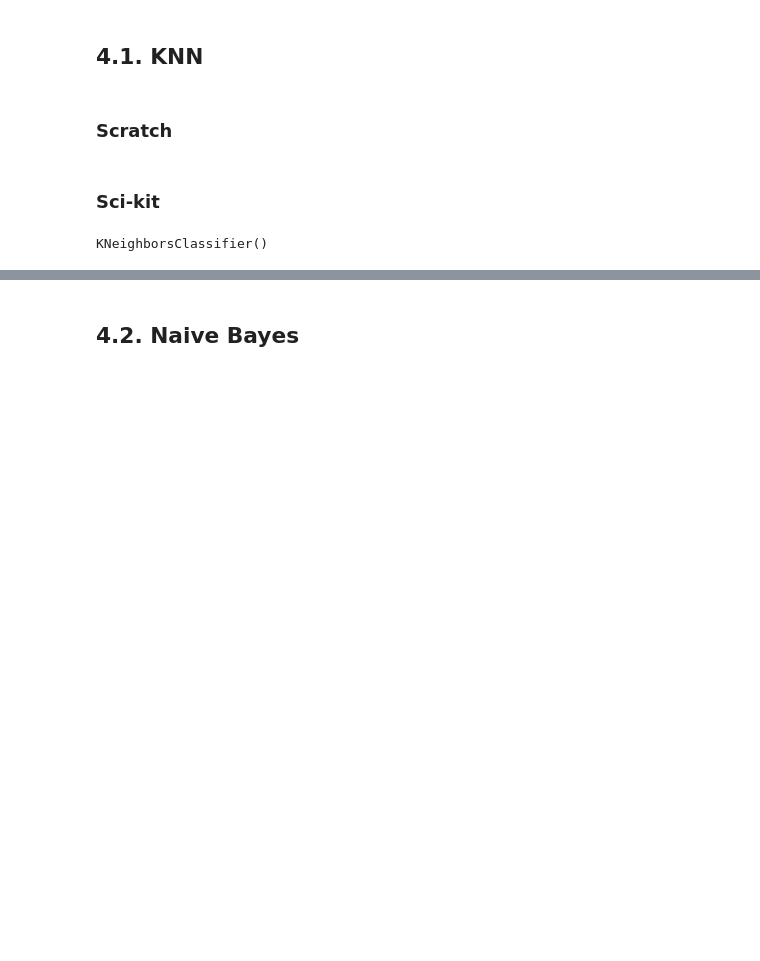
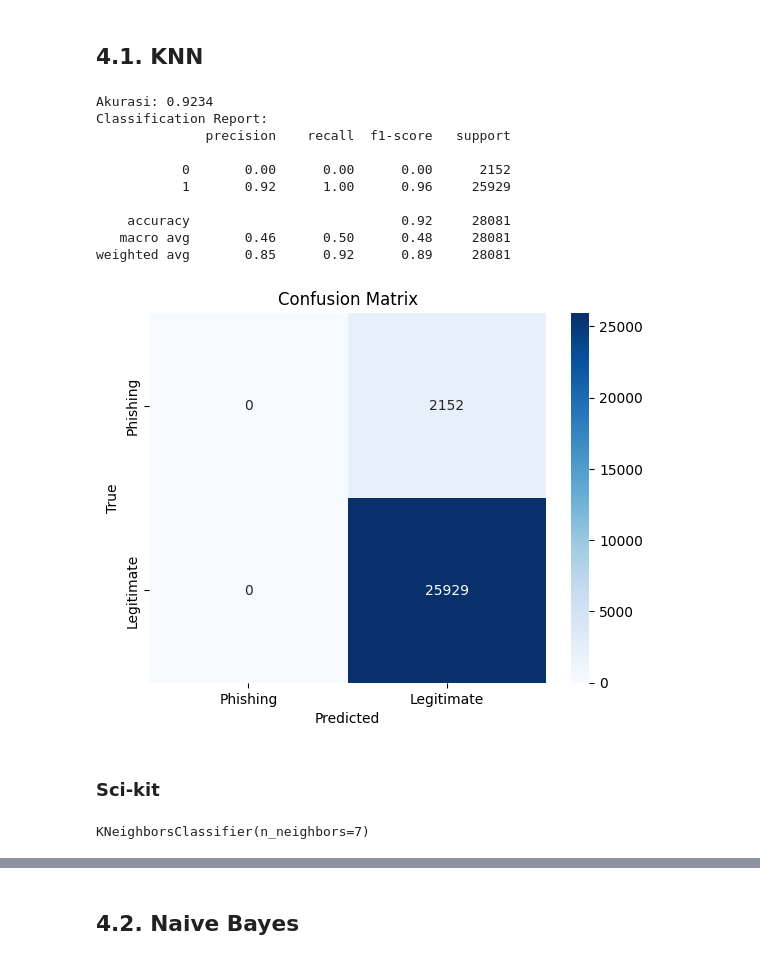
Before and after one commit to marcellinow/predict-phising, a Jupyter notebook: notebook-Tubes.ipynb, the cells around one changed output, grey strips where cells are left out. Drawn from its saved outputs; the diff is of its cells as text; code cells hidden in the pictures; blank space fills up the shorter version.

Commit message:
mulai model from the scratch sama benerin struktur

```diff
--- a/notebook-Tubes.ipynb
+++ b/notebook-Tubes.ipynb
@@ -339,8 +339,7 @@ col_to_use  = [
     'WebComplexity',
     'RefLinksCount',
     'LinkMatchScore',
-    'HasFinanceTransaction',
-    'TLDMajorityLegit'
+    'HasFinanceTransaction'
 ]
 # %%
 features_selection = features_1[col_to_use]
@@ -364,16 +363,50 @@ X_train_scaled = scaler.fit_transform(X_train)
 X_test_scaled = scaler.transform(X_test)
 # %% [markdown]
 ## 4.1. KNN
-# %% [markdown]
-### Scratch
+# %%
+from Model.knn import KNN
+
+knn1 = KNN(k=5)
+# %%
+knn1.fit(X_train_scaled,y_train)
+# %%
+y_pred1 = knn1.predict(X_test_scaled)
+# %%
+# Menghitung akurasi
+accuracy = accuracy_score(y_test, y_pred1)
+print(f'Akurasi: {accuracy:.4f}')
+
+# Classification report (precision, recall, f1-score)
+print('Classification Report:')
+print(classification_report(y_test, y_pred1))
+
+# Confusion Matrix
+conf_matrix = confusion_matrix(y_test, y_pred1)
+sns.heatmap(conf_matrix, annot=True, fmt='d', cmap='Blues', xticklabels=['Phishing', 'Legitimate'], yticklabels=['Phishing', 'Legitimate'])
+plt.title('Confusion Matrix')
+plt.xlabel('Predicted')
+plt.ylabel('True')
+plt.show()
+# %% [output]
+Akurasi: 0.9234
+Classification Report:
+              precision    recall  f1-score   support
+
+           0       0.00      0.00      0.00      2152
+           1       0.92      1.00      0.96     25929
+
+    accuracy                           0.92     28081
+   macro avg       0.46      0.50      0.48     28081
+weighted avg       0.85      0.92      0.89     28081
+[figure, added]
 # %% [markdown]
 ### Sci-kit
 # %%
 from sklearn.neighbors import KNeighborsClassifier
-knn = KNeighborsClassifier(n_neighbors=5)
+knn = KNeighborsClassifier(n_neighbors=7)
 knn.fit(X_train_scaled, y_train)
 # %% [output]
-KNeighborsClassifier()
+KNeighborsClassifier(n_neighbors=7)
 # %%
 y_pred = knn.predict(X_test_scaled)
 # %%
```
Also changed, not shown: parts of 9 cells of this notebook, 1 other file.
